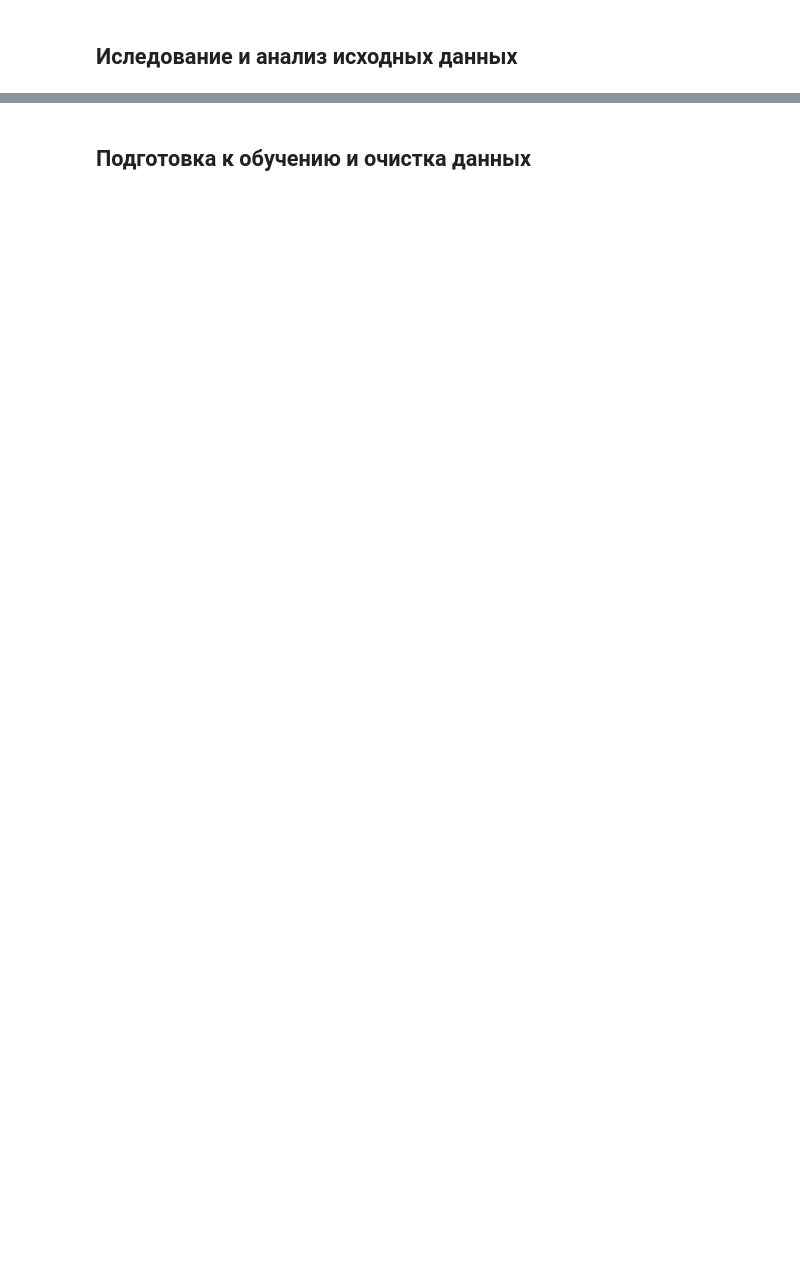
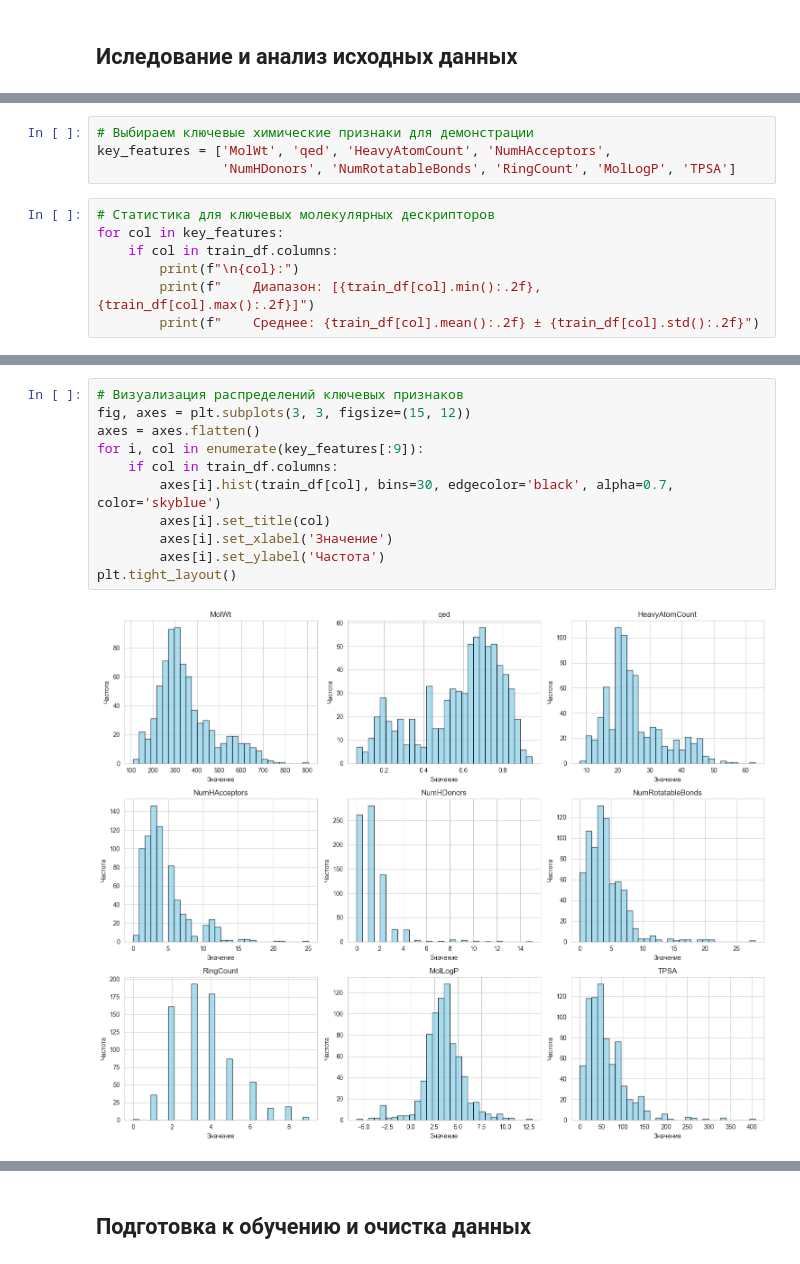
Before and after one commit to LeonNayd/chemai-predict-the-cure, a Jupyter notebook: notebooks/final_pipeline.ipynb, the cells around one changed output, grey strips where cells are left out. Saved outputs shown, nothing was run; the diff lists cells and outputs as text; blank space fills up the shorter version.

```diff
--- a/notebooks/final_pipeline.ipynb
+++ b/notebooks/final_pipeline.ipynb
@@ -52,0 +160,11 @@ SUBMISSIONS_DIR.mkdir(parents=True, exist_ok=True)
+# %%
+# Выбираем ключевые химические признаки для демонстрации
+key_features = ['MolWt', 'qed', 'HeavyAtomCount', 'NumHAcceptors',
+                'NumHDonors', 'NumRotatableBonds', 'RingCount', 'MolLogP', 'TPSA']
+# %%
+# Статистика для ключевых молекулярных дескрипторов
+for col in key_features:
+    if col in train_df.columns:
+        print(f"\n{col}:")
+        print(f"    Диапазон: [{train_df[col].min():.2f}, {train_df[col].max():.2f}]")
+        print(f"    Среднее: {train_df[col].mean():.2f} ± {train_df[col].std():.2f}")
@@ -52,0 +189,13 @@ SUBMISSIONS_DIR.mkdir(parents=True, exist_ok=True)
+# %%
+# Визуализация распределений ключевых признаков
+fig, axes = plt.subplots(3, 3, figsize=(15, 12))
+axes = axes.flatten()
+for i, col in enumerate(key_features[:9]):
+    if col in train_df.columns:
+        axes[i].hist(train_df[col], bins=30, edgecolor='black', alpha=0.7, color='skyblue')
+        axes[i].set_title(col)
+        axes[i].set_xlabel('Значение')
+        axes[i].set_ylabel('Частота')
+plt.tight_layout()
+# %% [output]
+[figure, added]
```
Also changed, not shown: parts of 44 cells of this notebook, 3 other files.
